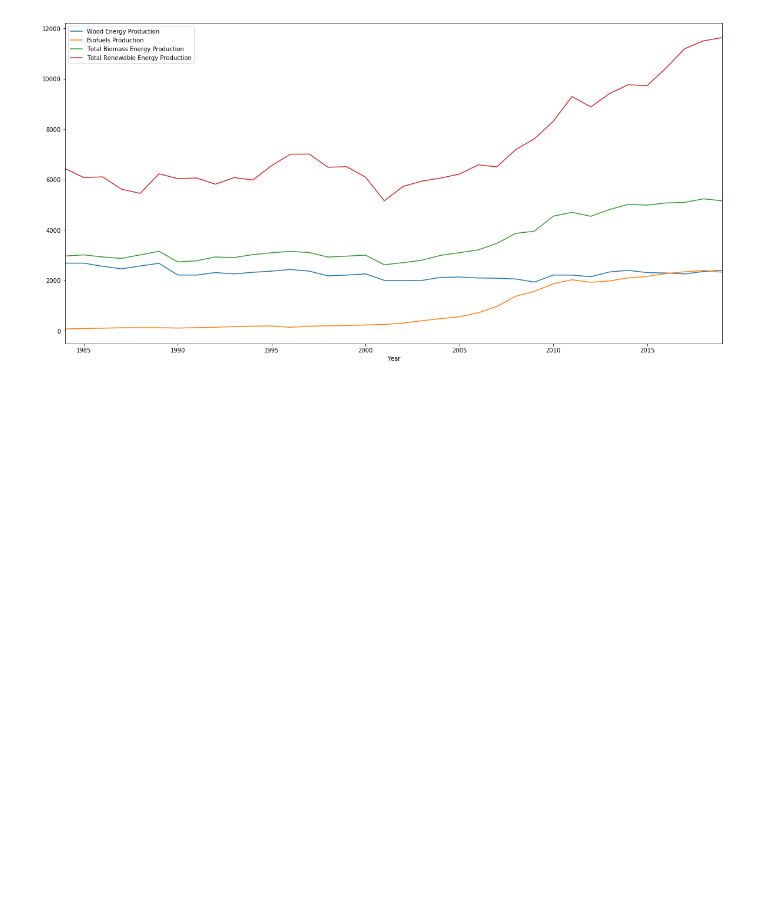
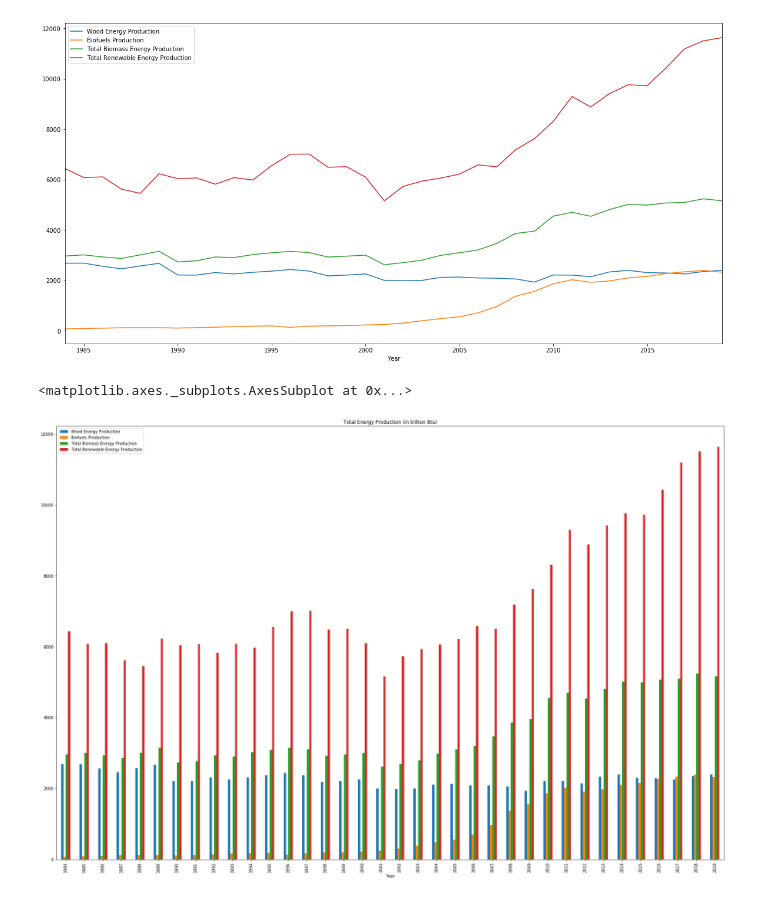
Before and after one commit to Laanu/Class_Project_Energy, a Jupyter notebook: notebooks/Elaine_Renewable_production.ipynb, the cells around one changed output. Cells and saved outputs as stored; diff of their text form; code cells hidden in the pictures; blank space fills up the shorter version.

```diff
--- a/notebooks/Elaine_Renewable_production.ipynb
+++ b/notebooks/Elaine_Renewable_production.ipynb
@@ -41,4 +42,7 @@ renewable_production_data.plot(figsize=(20,10))
 <matplotlib.axes._subplots.AxesSubplot at 0x...>
 [figure]
 # %%
-#renewable_production_data.plot(kind='bar',title= "Total Energy Production (in trillion Btu)", figsize=(30,20))
+renewable_production_data.plot(kind='bar',title= "Total Energy Production (in trillion Btu)", figsize=(30,20))
+# %% [output]
+<matplotlib.axes._subplots.AxesSubplot at 0x...>
+[figure, added]
```
Also changed, not shown: parts of 1 cell of this notebook.
